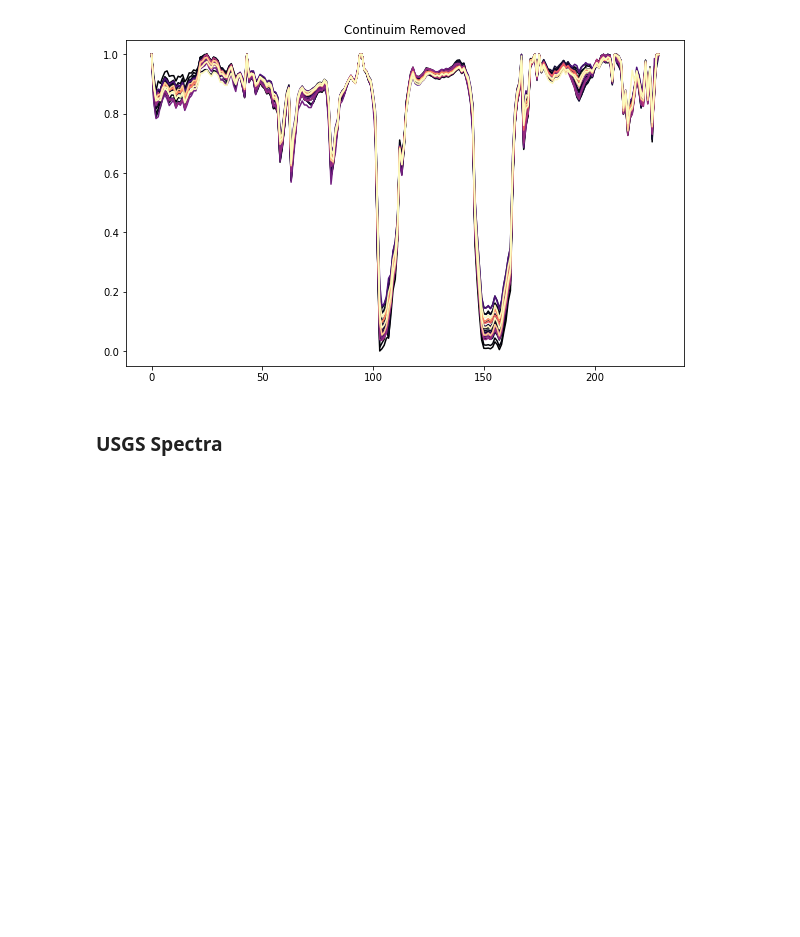
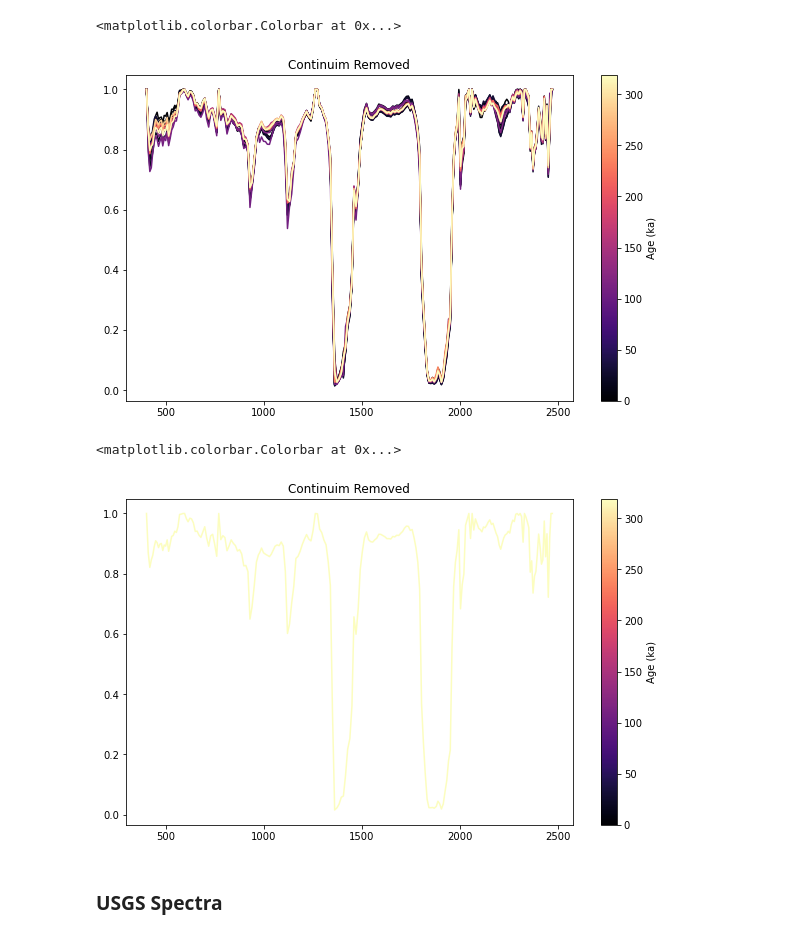
Before and after one commit to henrytcrawford/MSc_scripts_Aconquija, a Jupyter notebook: spectra/hull_removal.ipynb, the cells around one changed output. Drawn from its saved outputs; the diff is of its cells as text; code cells hidden in the pictures; blank space fills up the shorter version.

```diff
--- a/spectra/hull_removal.ipynb
+++ b/spectra/hull_removal.ipynb
@@ -158,12 +143,23 @@ for i in range(n):
 # plot continum removed spectra
 plt.figure(figsize = (10,6))
 for i in range(n):
-    plt.plot(crs[i], label = names[i], color=plt.cm.magma(norm(names[i])))
+    plt.plot(nm_names, crs[i], label = age[i], color=plt.cm.magma(norm(age[i])))
     plt.title('Continuim Removed')
-    #plt.legend()
     plt.xlim()
+plt.colorbar(plt.cm.ScalarMappable(norm=norm, cmap=plt.cm.magma), label = 'Age (ka)')
 # %% [output]
+<matplotlib.colorbar.Colorbar at 0x...>
-[figure, old version]
+[figure, new version]
+# %%
+# plot continum removed spectra
+plt.figure(figsize = (10,6))
+plt.plot(nm_names, crs[0], label = age[0], color=plt.cm.magma(norm(age[i])))
+plt.title('Continuim Removed')
+plt.xlim()
+plt.colorbar(plt.cm.ScalarMappable(norm=norm, cmap=plt.cm.magma), label = 'Age (ka)')
+# %% [output]
+<matplotlib.colorbar.Colorbar at 0x...>
+[figure, added]
 # %%
 # convert crs data to pandas, save as .csv
 crs_df = pd.DataFrame(crs)
```
Also changed, not shown: parts of 25 cells of this notebook, 33 other files.
